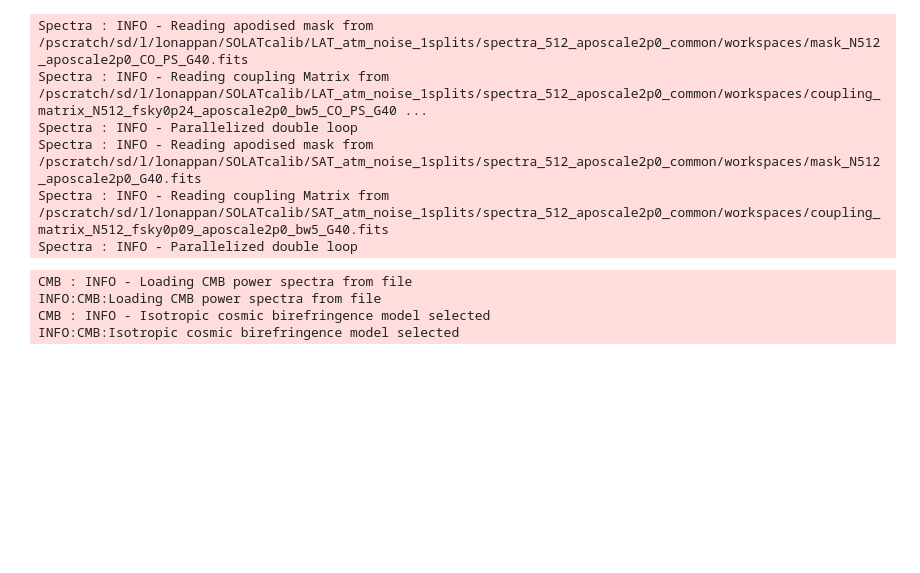
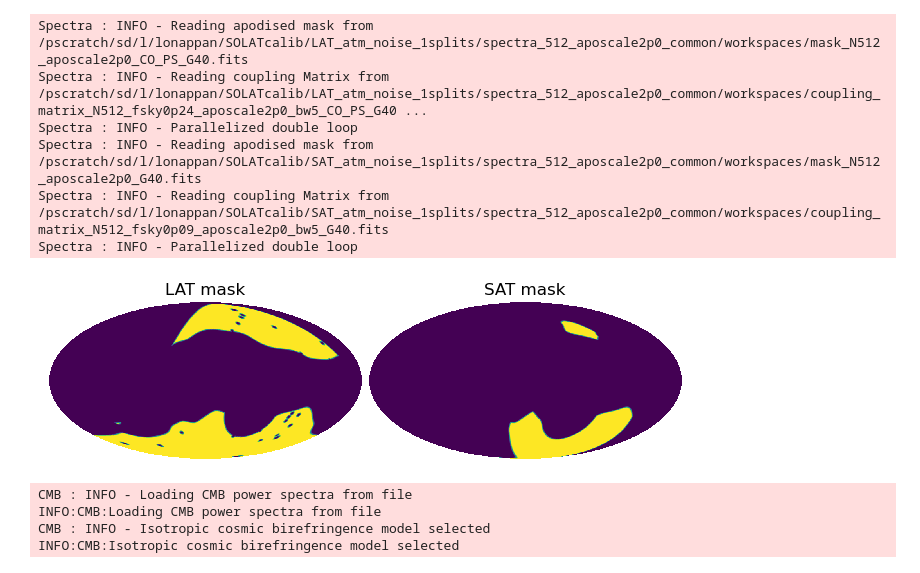
Before and after one commit to antolonappan/solat_cb, a Jupyter notebook: notebooks/calibration.ipynb, the cells around one changed output. Drawn from its saved outputs; the diff is of its cells as text; code cells hidden in the pictures; blank space fills up the shorter version.

```diff
--- a/notebooks/calibration.ipynb
+++ b/notebooks/calibration.ipynb
@@ -58,4 +58,9 @@ Spectra : INFO - Parallelized double loop
 Spectra : INFO - Reading apodised mask from /pscratch/sd/l/lonappan/SOLATcalib/SAT_atm_noise_1splits/spectra_512_aposcale2p0_common/workspaces/mask_N512_aposcale2p0_G40.fits
 Spectra : INFO - Reading coupling Matrix from /pscratch/sd/l/lonappan/SOLATcalib/SAT_atm_noise_1splits/spectra_512_aposcale2p0_common/workspaces/coupling_matrix_N512_fsky0p09_aposcale2p0_bw5_G40.fits
 Spectra : INFO - Parallelized double loop
+# %%
+hp.mollview(latspectra.mask,title='LAT mask',cbar=False,sub=(1,2,1))
+hp.mollview(satspectra.mask,title='SAT mask',cbar=False,sub=(1,2,2))
+# %% [output]
+[figure, added]
 # %%
```
Also changed, not shown: parts of 4 cells of this notebook, 1 other file.
